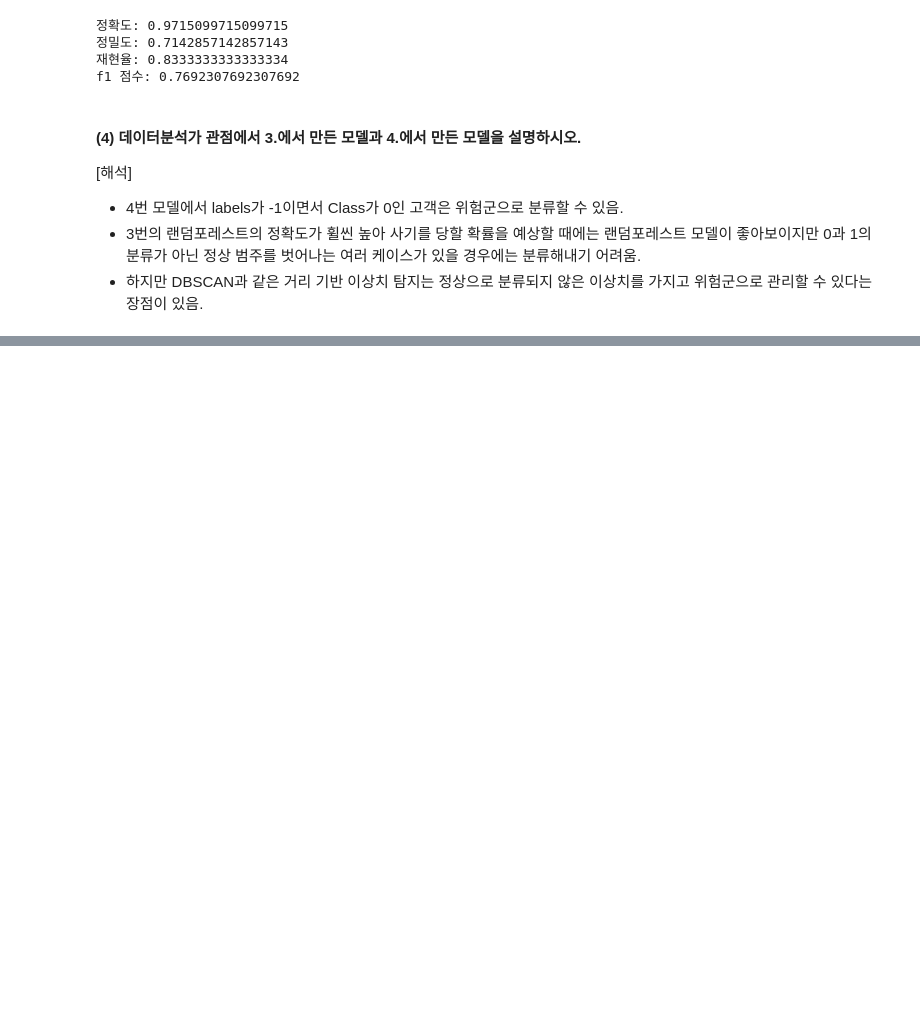
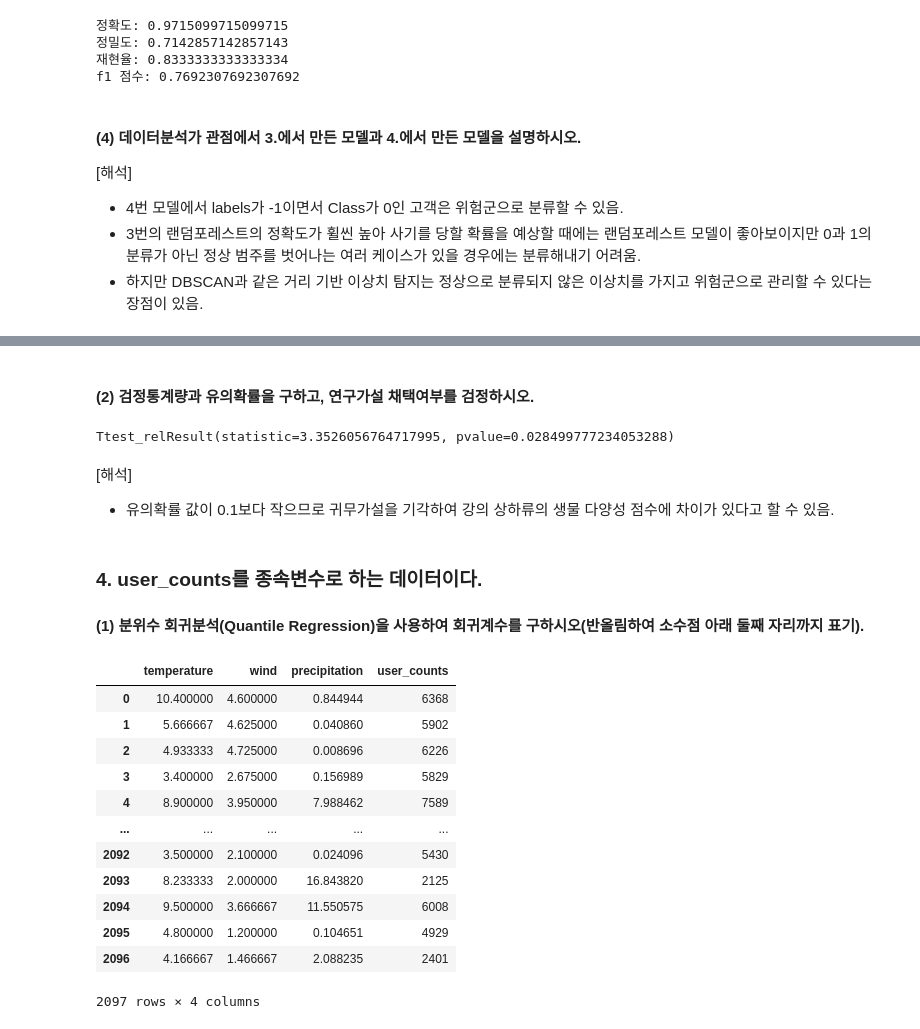
Before and after one commit to Park-Young-Bin/ADP_code, a Jupyter notebook: 제5회 기출동형 모의고사.ipynb, the cells around one changed output, grey strips where cells are left out. Drawn from its saved outputs; the diff is of its cells as text; code cells hidden in the pictures; blank space fills up the shorter version.

```diff
--- a/제5회 기출동형 모의고사.ipynb
+++ b/제5회 기출동형 모의고사.ipynb
@@ -343,0 +380,30 @@ f1 점수: 0.7692307692307692
+# %% [markdown]
+#### (2) 검정통계량과 유의확률을 구하고, 연구가설 채택여부를 검정하시오.
+# %%
+import scipy.stats as stats
+stats.ttest_rel(df.up, df.down, alternative='two-sided')
+# %% [output]
+Ttest_relResult(statistic=3.3526056764717995, pvalue=0.028499777234053288)
+# %% [markdown]
+[해석]
+- 유의확률 값이 0.1보다 작으므로 귀무가설을 기각하여 강의 상하류의 생물 다양성 점수에 차이가 있다고 할 수 있음.
+# %% [markdown]
+### 4. user_counts를 종속변수로 하는 데이터이다.
+#### (1) 분위수 회귀분석(Quantile Regression)을 사용하여 회귀계수를 구하시오(반올림하여 소수점 아래 둘째 자리까지 표기).
+# %%
+df = pd.read_csv('https://raw.githubusercontent.com/ADPclass/ADP_book_ver01/main/data/27_problem8.csv')
+df
+# %% [output]
+|  | temperature | wind | precipitation | user_counts |
+| 0 | 10.400000 | 4.600000 | 0.844944 | 6368 |
+| 1 | 5.666667 | 4.625000 | 0.040860 | 5902 |
+| 2 | 4.933333 | 4.725000 | 0.008696 | 6226 |
+| 3 | 3.400000 | 2.675000 | 0.156989 | 5829 |
+| 4 | 8.900000 | 3.950000 | 7.988462 | 7589 |
+| ... | ... | ... | ... | ... |
+| 2092 | 3.500000 | 2.100000 | 0.024096 | 5430 |
+| 2093 | 8.233333 | 2.000000 | 16.843820 | 2125 |
+| 2094 | 9.500000 | 3.666667 | 11.550575 | 6008 |
+| 2095 | 4.800000 | 1.200000 | 0.104651 | 4929 |
+| 2096 | 4.166667 | 1.466667 | 2.088235 | 2401 |
+2097 rows × 4 columns
```
Also changed, not shown: parts of 12 cells of this notebook.
